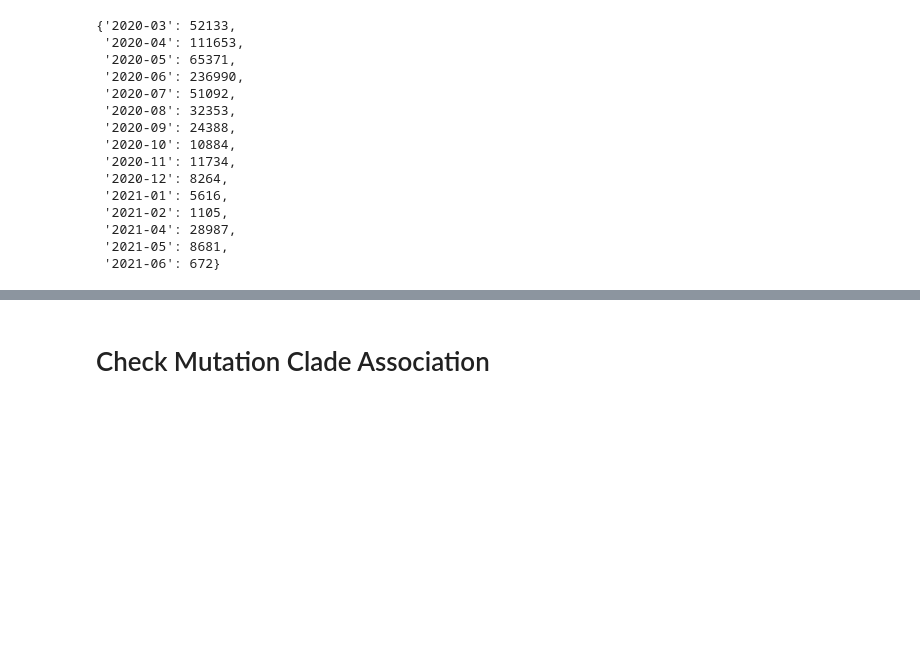
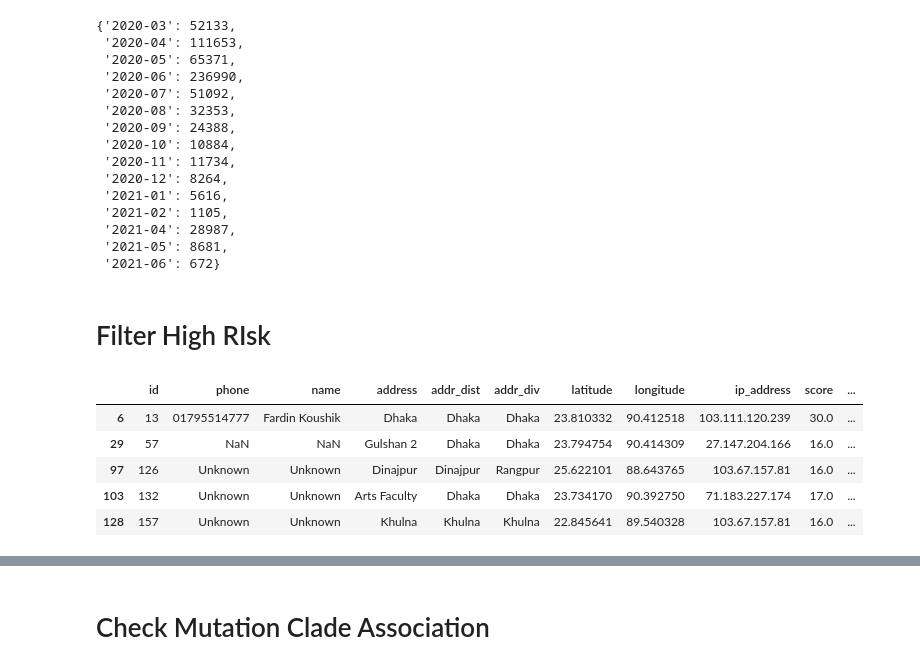
Before and after one commit to arnab-api/COVID-19---LiveCoronaTest---Data-Analysis, a Jupyter notebook: Api/Read Data.ipynb, the cells around one changed output, grey strips where cells are left out. Drawn from its saved outputs; the diff is of its cells as text; code cells hidden in the pictures; blank space fills up the shorter version.

Commit message:
added high risk analysis

```diff
--- a/Api/Read Data.ipynb
+++ b/Api/Read Data.ipynb
@@ -180,3 +180,16 @@ month_total
 # %%
 with open("month_total.json", 'w') as f:
     json.dump(month_total, f)
+# %% [markdown]
+# Filter High RIsk
+# %%
+high = users[users['risk'] == 'high']
+# %%
+high.head()
+# %% [output]
+|  | id | phone | name | address | addr_dist | addr_div | latitude | longitude | ip_address | score | ... |
+| 6 | 13 | 01795514777 | Fardin Koushik | Dhaka | Dhaka | Dhaka | 23.810332 | 90.412518 | 103.111.120.239 | 30.0 | ... |
+| 29 | 57 | NaN | NaN | Gulshan 2 | Dhaka | Dhaka | 23.794754 | 90.414309 | 27.147.204.166 | 16.0 | ... |
+| 97 | 126 | Unknown | Unknown | Dinajpur | Dinajpur | Rangpur | 25.622101 | 88.643765 | 103.67.157.81 | 16.0 | ... |
+| 103 | 132 | Unknown | Unknown | Arts Faculty | Dhaka | Dhaka | 23.734170 | 90.392750 | 71.183.227.174 | 17.0 | ... |
+| 128 | 157 | Unknown | Unknown | Khulna | Khulna | Khulna | 22.845641 | 89.540328 | 103.67.157.81 | 16.0 | ... |
```
Also changed, not shown: parts of 4 cells of this notebook, 33 other files.
